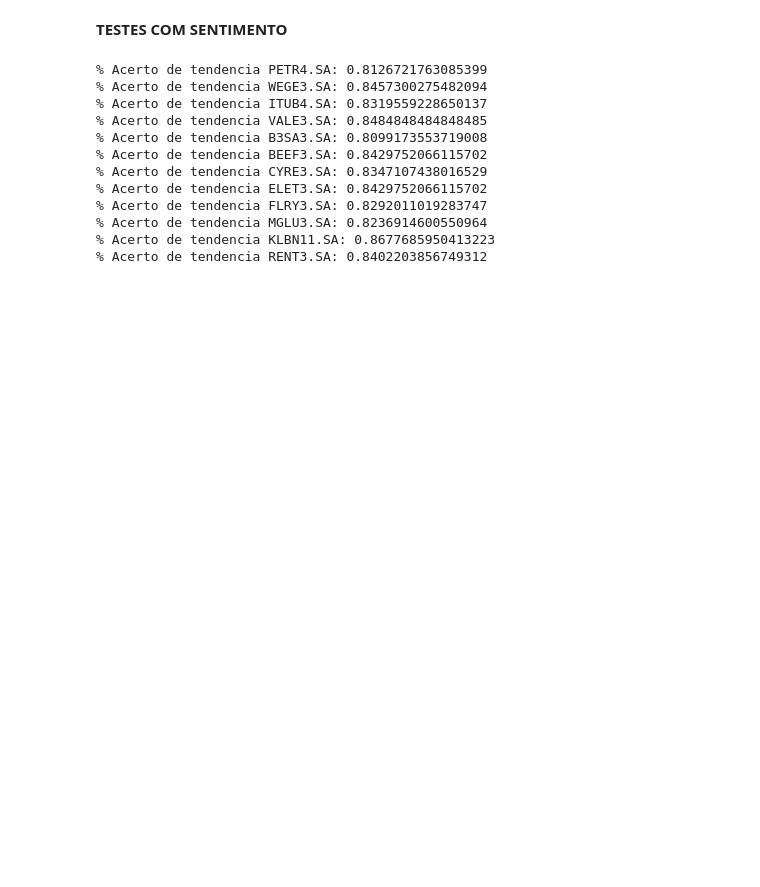
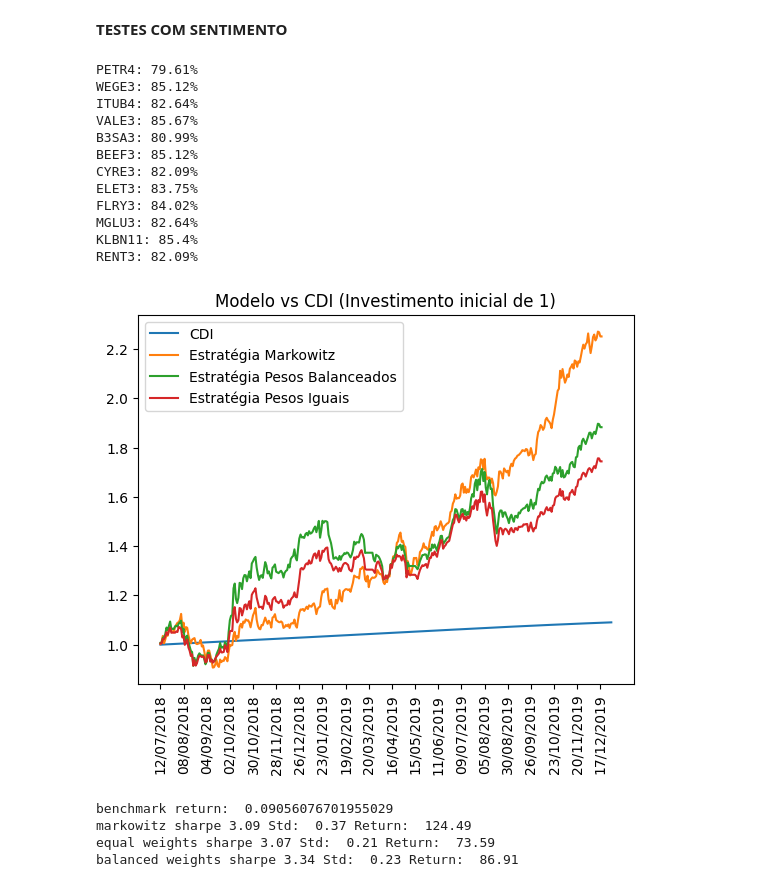
Before and after one commit to ehbats/tcc, a Jupyter notebook: twittator/data_analysis/technical_rf.ipynb, the cells around one changed output. Cells and saved outputs as stored; diff of their text form; code cells hidden in the pictures; blank space fills up the shorter version.

```diff
--- a/twittator/data_analysis/technical_rf.ipynb
+++ b/twittator/data_analysis/technical_rf.ipynb
@@ -180,6 +180,9 @@ NameError: name 'petr4_5_days' is not defined
 **TESTES COM OTIMIZAÇÃO DE PORTFÓLIO**
 # %%
 #SETTINGS
+import sys, os
+sys.path.append(os.path.abspath("."))
+sys.path.append(os.path.abspath(".."))
 from data_analysis.services import RandomForestsWrapper, StockPreprocessor, NeuralNetworksWrapper
 from data_analysis.services.sentiment_analyzer import CountSentimentAnalyzer, CountAndAgreementAnalyzer
 
@@ -246,6 +249,9 @@ price_column = 'Close'
 df_list = []
 price_dfs = []
 target_dfs = []
+df_list_only_sent = []
+price_dfs_only_sent = []
+target_dfs_only_sent = []
 start_date = '2015-01-01'
 end_date = '2020-01-01'
 
@@ -272,7 +278,8 @@ analyzer = CountAndAgreementAnalyzer({
     'news_pubdate__lte': end_date,
     'news_pubdate__gte': start_date,
     'kagglenews_id__category': 'BUSINESS',
-    'kagglenews_id__kaggle_name': 'News of the Brazilian Newspaper'})
+    # 'kagglenews_id__kaggle_name': 'News of the Brazilian Newspaper'}
+    })
 analyzer_name = 'count_agreement'
 positivity_ratio = 0.80
 # %%
@@ -399,9 +424,6 @@ print(no_sentiment_sharpe)
 # %% [markdown]
 **TESTES COM SENTIMENTO**
 # %%
-import sys, os
-sys.path.append(os.path.abspath("."))
-sys.path.append(os.path.abspath(".."))
 from data_analysis.services.sentiment_analyzer import CountSentimentAnalyzer, CountAndAgreementAnalyzer
 from portfolio_management.services.markowitz_optimizator import MarkowitzOptimizator
 from portfolio_management.services.equal_weights_optimizator import EqualWeightsOptimizator
@@ -411,7 +433,7 @@ import pandas as pd
 from datetime import datetime
 
 if is_neural:
-    model = NeuralNetworksWrapper(input_shape=(None,8))
+    model = NeuralNetworksWrapper(input_shape=(1,8))
 else:
     model = RandomForestsWrapper()
 
@@ -456,7 +478,7 @@ for stock in stocks:
         if predictions[index] < 0 and test_target[index] < 0:
             direction_count += 1
 
-    print(f'% Acerto de tendencia {stock}: {direction_count/len(predictions)}')
+    print(f'{stock.replace(".SA", "")}: {round(direction_count/len(predictions) * 100, 2)}%')
     actual_vs_predicted_df = pd.DataFrame(data)
     df_list.append(actual_vs_predicted_df)
     price_dfs.append(predicted_stock['price_data'])
@@ -464,18 +486,18 @@ for stock in stocks:
     start_test_date = predicted_stock['start_test_date']
     end_test_date = datetime.strptime(end_date, '%Y-%m-%d')
 # %% [output]
-% Acerto de tendencia PETR4.SA: 0.8126721763085399
-% Acerto de tendencia WEGE3.SA: 0.8457300275482094
-% Acerto de tendencia ITUB4.SA: 0.8319559228650137
-% Acerto de tendencia VALE3.SA: 0.8484848484848485
-% Acerto de tendencia B3SA3.SA: 0.8099173553719008
-% Acerto de tendencia BEEF3.SA: 0.8429752066115702
-% Acerto de tendencia CYRE3.SA: 0.8347107438016529
-% Acerto de tendencia ELET3.SA: 0.8429752066115702
-% Acerto de tendencia FLRY3.SA: 0.8292011019283747
-% Acerto de tendencia MGLU3.SA: 0.8236914600550964
-% Acerto de tendencia KLBN11.SA: 0.8677685950413223
-% Acerto de tendencia RENT3.SA: 0.8402203856749312
+PETR4: 79.61%
+WEGE3: 85.12%
+ITUB4: 82.64%
+VALE3: 85.67%
+B3SA3: 80.99%
+BEEF3: 85.12%
+CYRE3: 82.09%
+ELET3: 83.75%
+FLRY3: 84.02%
+MGLU3: 82.64%
+KLBN11: 85.4%
+RENT3: 82.09%
 # %%
 equal_weights_with_sentiment = EqualWeightsOptimizator().optimize(
     price_dfs=price_dfs,
@@ -519,3 +541,31 @@ benchmark = BenchmarkComparator().get_benchmark_data(
     column,
     # benchmark_ticker
 )
+# %%
+import matplotlib.pyplot as plt
+from portfolio_management.services.sharpe_calculator import SharpeCalculator
+
+tick_divider = 5
+plt.plot(benchmark['capitalization'], label=benchmark_name)
+plt.plot(markowitz_with_sentiment['capitalization'], label='Estratégia Markowitz')
+plt.plot(balanced_weights_with_sentiment['capitalization'], label='Estratégia Pesos Balanceados')
+plt.plot(equal_weights_with_sentiment['capitalization'], label='Estratégia Pesos Iguais')
+plt.legend(loc="upper left")
+plt.title(f'Modelo vs {benchmark_type} (Investimento inicial de {initial_investment})')
+plt.xticks(ticks = range(0,len(benchmark.index)), labels = benchmark[date_column], rotation='vertical')
+plt.locator_params(axis='x', nbins=20)
+plt.show()
+with_sentiment_sharpe_markowitz, ws_markowitz_std, ws_markowitz_return, benchmark_return = SharpeCalculator().calculate(benchmark_data=benchmark, portfolio_data=markowitz_with_sentiment)
+with_sentiment_sharpe_equal, ws_equal_std, ws_equal_return, benchmark_return = SharpeCalculator().calculate(benchmark_data=benchmark, portfolio_data=equal_weights_with_sentiment)
+with_sentiment_sharpe_balanced, ws_balanced_std, ws_balanced_return, benchmark_return = SharpeCalculator().calculate(benchmark_data=benchmark, portfolio_data=balanced_weights_with_sentiment)
+
+print('benchmark return: ', benchmark_return)
+print('markowitz sharpe', round(with_sentiment_sharpe_markowitz, 2), 'Std: ', round(ws_markowitz_std, 2),  'Return: ', round(ws_markowitz_return*100, 2 ))
+print('equal weights sharpe', round(with_sentiment_sharpe_equal, 2), 'Std: ', round(ws_equal_std, 2),  'Return: ', round(ws_equal_return*100, 2 ))
+print('balanced weights sharpe', round(with_sentiment_sharpe_balanced, 2), 'Std: ', round(ws_balanced_std, 2),  'Return: ', round(ws_balanced_return*100, 2 ))
+# %% [output]
+[figure, added]
+benchmark return:  0.09056076701955029
+markowitz sharpe 3.09 Std:  0.37 Return:  124.49
+equal weights sharpe 3.07 Std:  0.21 Return:  73.59
+balanced weights sharpe 3.34 Std:  0.23 Return:  86.91
```
Also changed, not shown: parts of 10 cells of this notebook, 3 other files.
